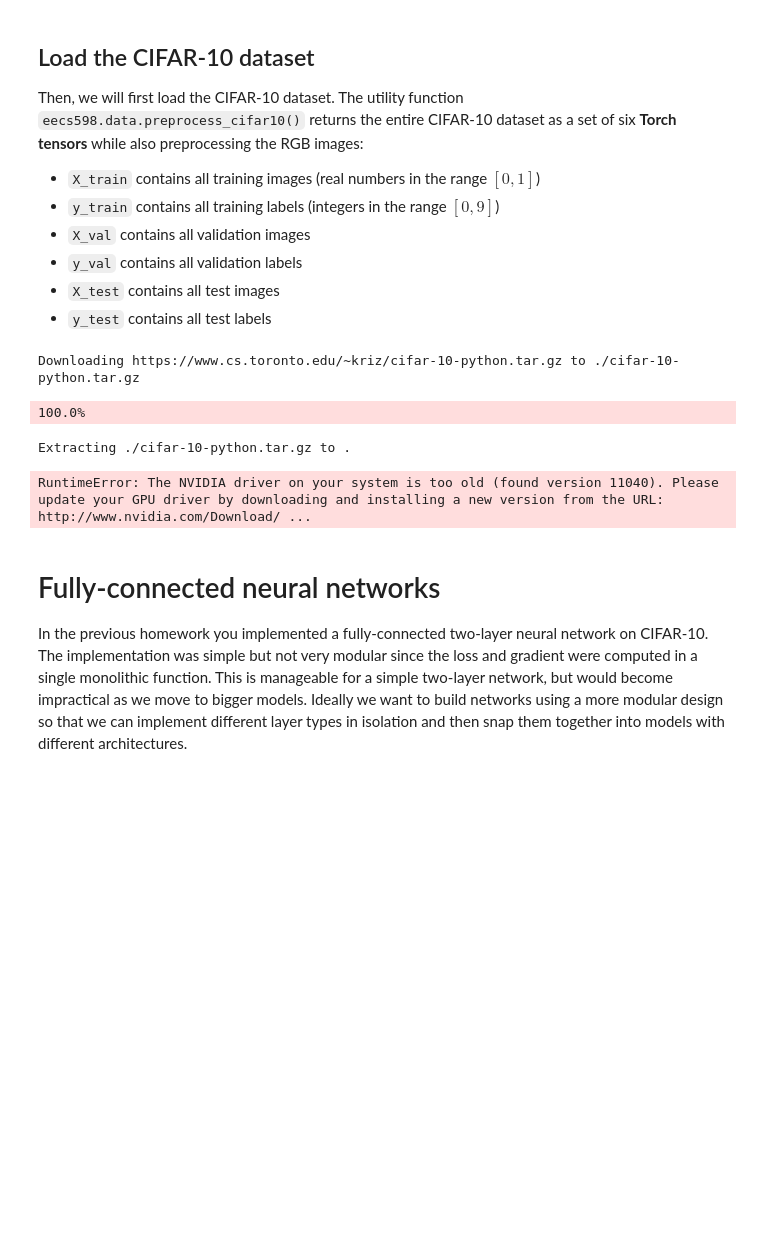
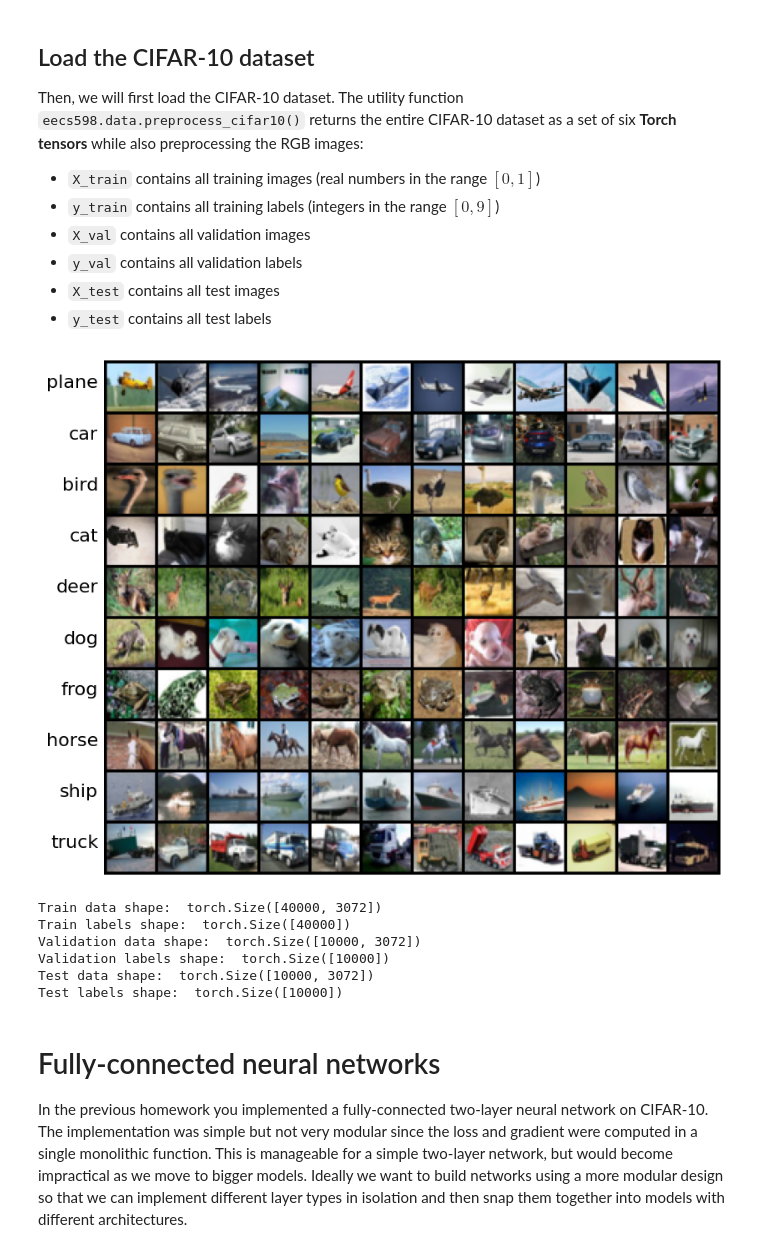
Before and after one commit to TomerY-f/TomerY-f-EECS498-008-Deep-Learning-HA, a Jupyter notebook: blank_no_solution/A3/fully_connected_networks.ipynb, the cells around one changed output. Drawn from its saved outputs; the diff is of its cells as text; code cells hidden in the pictures; blank space fills up the shorter version.

```diff
--- a/blank_no_solution/A3/fully_connected_networks.ipynb
+++ b/blank_no_solution/A3/fully_connected_networks.ipynb
@@ -57,20 +58,23 @@ Then, we will first load the CIFAR-10 dataset. The utility function `eecs598.dat
 # %%
 # Invoke the above function to get our data.
 import eecs598
 
 eecs598.reset_seed(0)
-data_dict = eecs598.data.preprocess_cifar10(cuda=True, dtype=torch.float64)
+data_dict = eecs598.data.preprocess_cifar10(cuda=False, dtype=torch.float64)
 print('Train data shape: ', data_dict['X_train'].shape)
 print('Train labels shape: ', data_dict['y_train'].shape)
 print('Validation data shape: ', data_dict['X_val'].shape)
 print('Validation labels shape: ', data_dict['y_val'].shape)
 print('Test data shape: ', data_dict['X_test'].shape)
 print('Test labels shape: ', data_dict['y_test'].shape)
 # %% [output]
+[figure, added]
-Downloading https://www.cs.toronto.edu/~kriz/cifar-10-python.tar.gz to ./cifar-10-python.tar.gz
+Train data shape:  torch.Size([40000, 3072])
+Train labels shape:  torch.Size([40000])
+Validation data shape:  torch.Size([10000, 3072])
+Validation labels shape:  torch.Size([10000])
+Test data shape:  torch.Size([10000, 3072])
+Test labels shape:  torch.Size([10000])
-100.0%
-Extracting ./cifar-10-python.tar.gz to .
-RuntimeError: The NVIDIA driver on your system is too old (found version 11040). Please update your GPU driver by downloading and installing a new version from the URL: http://www.nvidia.com/Download/ ...
 # %% [markdown]
 # Fully-connected neural networks
 In the previous homework you implemented a fully-connected two-layer neural network on CIFAR-10. The implementation was simple but not very modular since the loss and gradient were computed in a single monolithic function. This is manageable for a simple two-layer network, but would become impractical as we move to bigger models. Ideally we want to build networks using a more modular design so that we can implement different layer types in isolation and then snap them together into models with different architectures.
```
Also changed, not shown: parts of 25 cells of this notebook, 3 other files.
